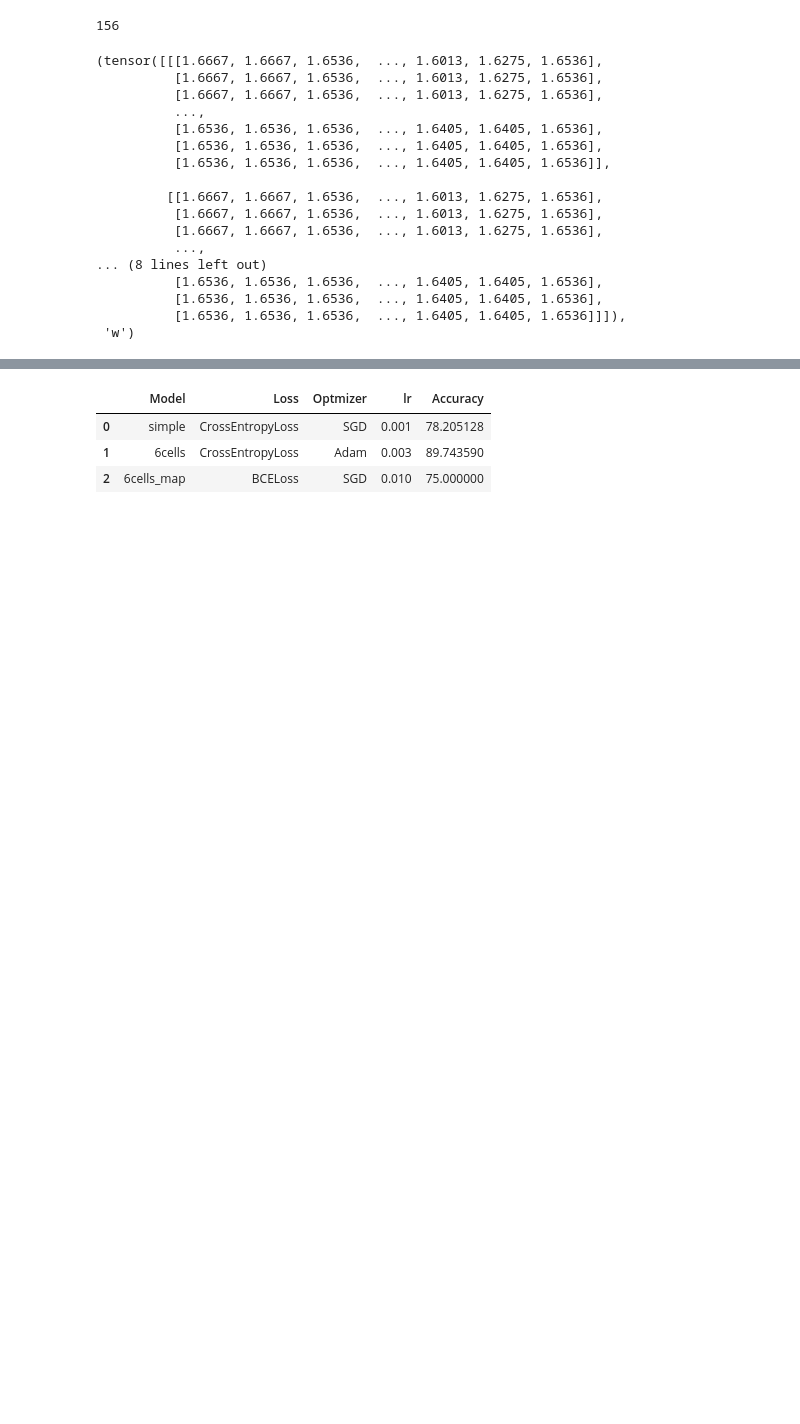
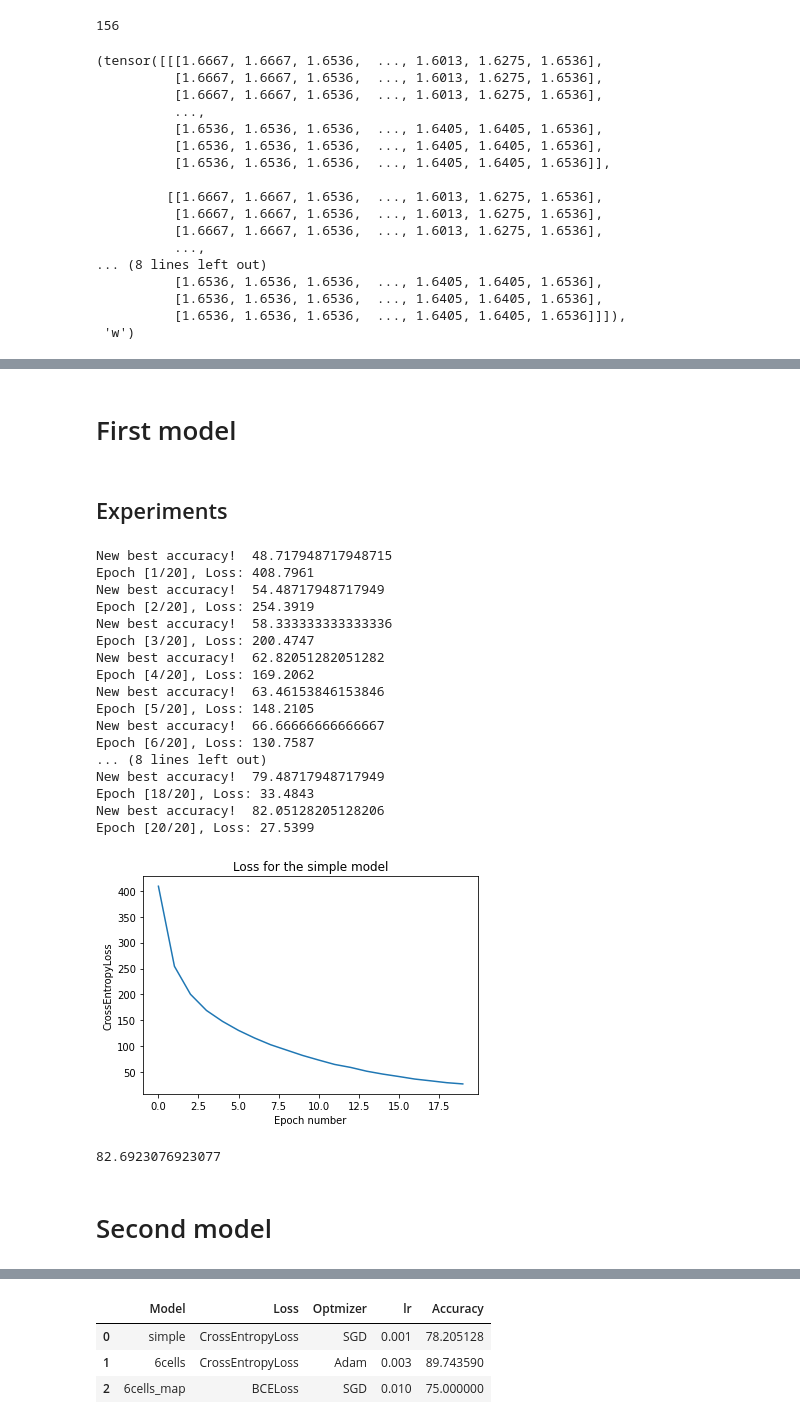
Before and after one commit to PiCindy/Braille-character-recognition, a Jupyter notebook: project_braille.ipynb, the cells around one changed output, grey strips where cells are left out. Cells and saved outputs as stored; diff of their text form; code cells hidden in the pictures; blank space fills up the shorter version.

```diff
--- a/project_braille.ipynb
+++ b/project_braille.ipynb
@@ -147,3 +239,5 @@ Here we create several different models to compare
+# %% [markdown]
+# First model
 # %%
 # Define a CNN classifier module.
 
@@ -168,3 +262,5 @@ class CNNSimpleClassif(nn.Module):
         x = x.reshape(x.shape[0], -1)
         out = self.res(x)
         return out
+# %% [markdown]
+## Experiments
@@ -170,0 +272,48 @@ class CNNSimpleClassif(nn.Module):
+# %%
+# Optimizer
+num_epochs = 20
+loss_fn = nn.CrossEntropyLoss()
+learning_rate = 0.001
+
+# Training
+model, loss_total = train_model(model, train_dataloader, val_dataloader, num_epochs, loss_fn, learning_rate, device='cpu', verbose=True)
+
+# Save the model and display the loss over epochs
+torch.save(model.state_dict(), 'models/model_simple.pt')
+plt.plot(loss_total)
+
+
+
+plt.title("Loss for the simple model")
+plt.xlabel("Epoch number")
+plt.ylabel("CrossEntropyLoss")
+plt.savefig("plots/model_simple_loss.png")
+plt.show()
+# %% [output]
+New best accuracy!  48.717948717948715
+Epoch [1/20], Loss: 408.7961
+New best accuracy!  54.48717948717949
+Epoch [2/20], Loss: 254.3919
+New best accuracy!  58.333333333333336
+Epoch [3/20], Loss: 200.4747
+New best accuracy!  62.82051282051282
+Epoch [4/20], Loss: 169.2062
+New best accuracy!  63.46153846153846
+Epoch [5/20], Loss: 148.2105
+New best accuracy!  66.66666666666667
+Epoch [6/20], Loss: 130.7587
+... (8 lines left out)
+New best accuracy!  79.48717948717949
+Epoch [18/20], Loss: 33.4843
+New best accuracy!  82.05128205128206
+Epoch [20/20], Loss: 27.5399
+[figure, added]
+# %%
+model = CNNSimpleClassif(num_channels1, num_channels2, num_classes)
+
+model.load_state_dict(torch.load('models/model_simple_best.pt'))
+
+res = eval_model(model, test_dataloader, device='cpu')
+print(res)
+# %% [output]
+82.6923076923077
@@ -171,3 +326,5 @@ class CNNSimpleClassif(nn.Module):
+# %% [markdown]
+# Second model
 # %%
 # Define a CNN classifier module.
 
```
Also changed, not shown: parts of 29 cells of this notebook, 10 other files.
